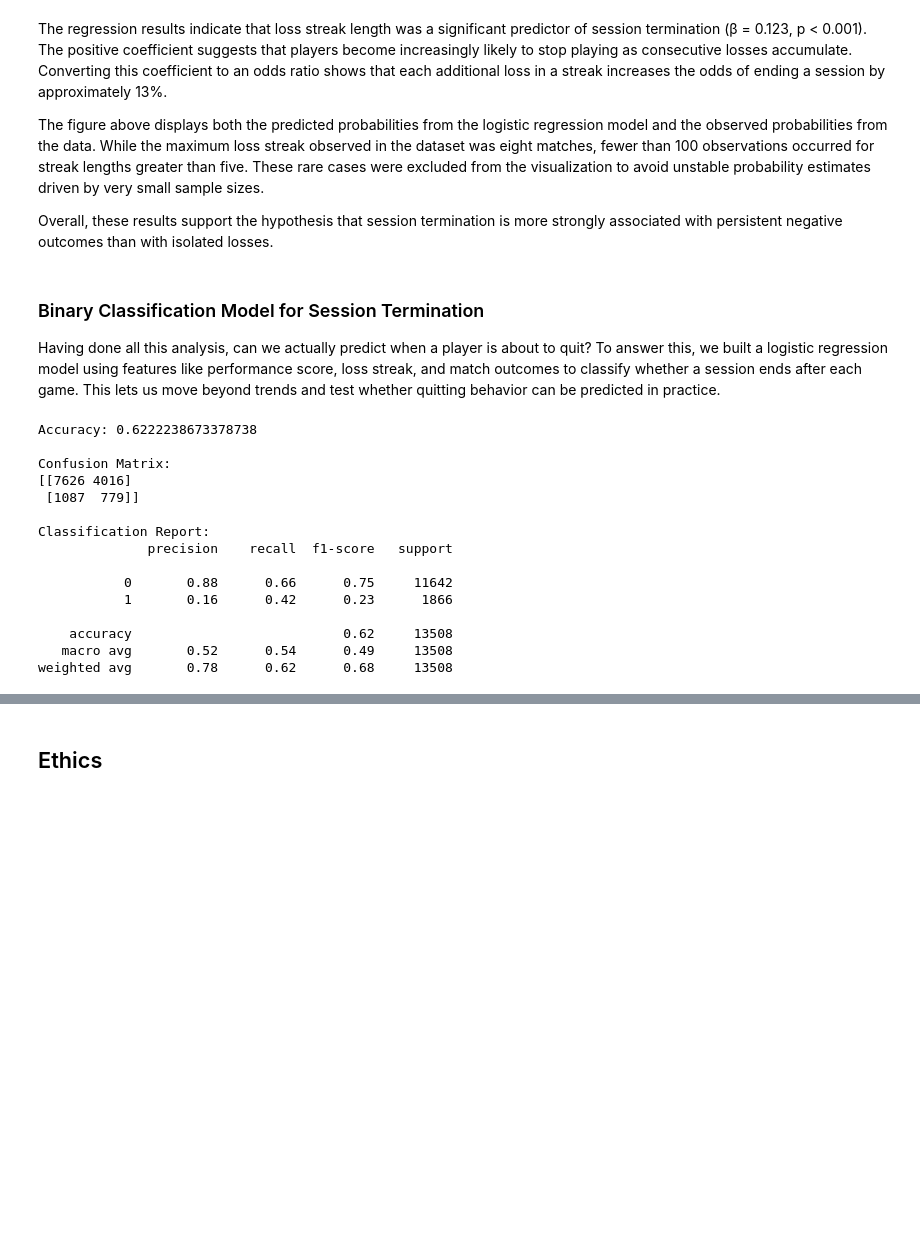
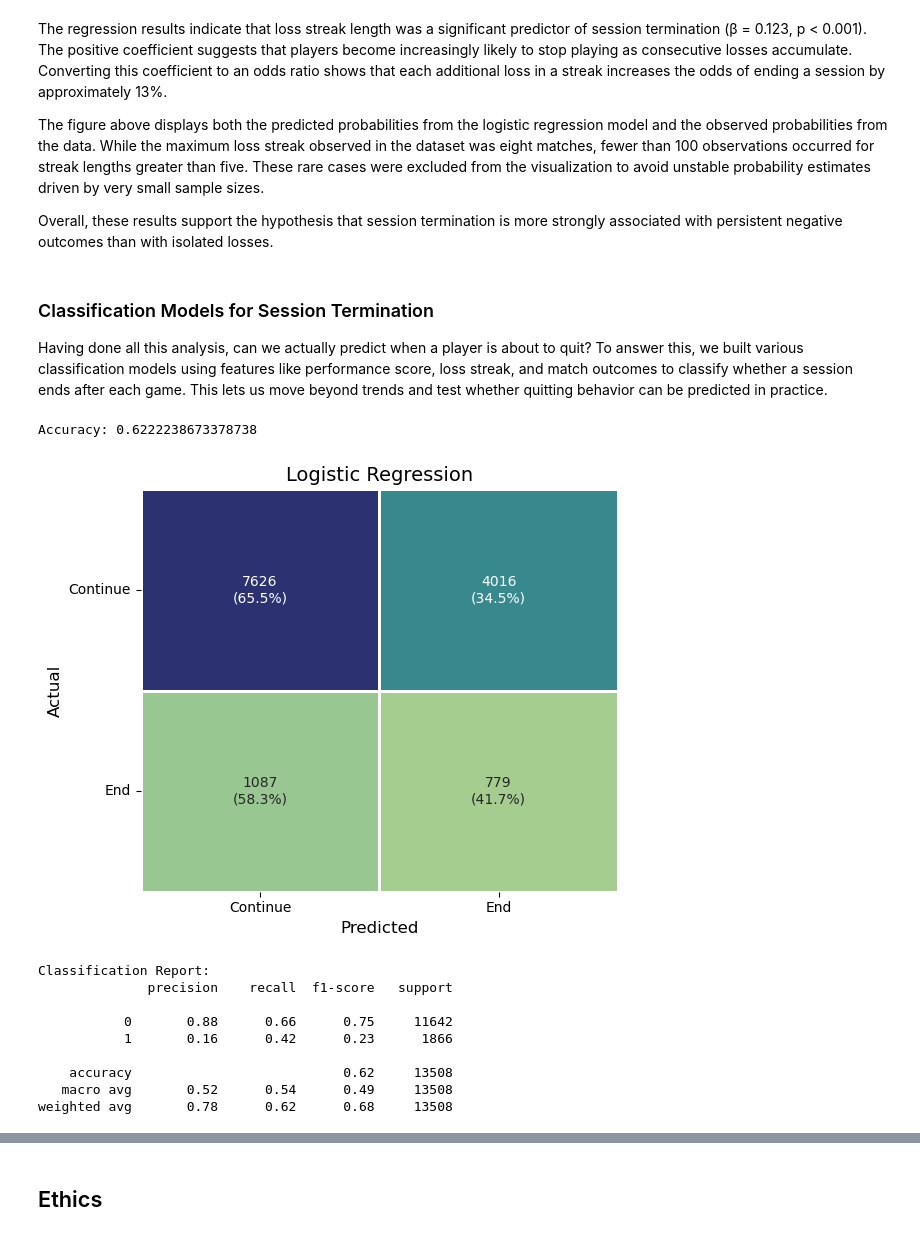
Before and after one commit to COGS108/Group126_WI26, a Jupyter notebook: 03-FinalProject.ipynb, the cells around one changed output, grey strips where cells are left out. Saved outputs shown, nothing was run; the diff lists cells and outputs as text; code cells hidden in the pictures; blank space fills up the shorter version.

Commit message:
added function for plotting confusion matrix; wrote abstract and discussion/conclusion.

```diff
--- a/03-FinalProject.ipynb
+++ b/03-FinalProject.ipynb
@@ -515,9 +521,9 @@ The figure above displays both the predicted probabilities from the logistic reg
 
 Overall, these results support the hypothesis that session termination is more strongly associated with persistent negative outcomes than with isolated losses.
 # %% [markdown]
-### Binary Classification Model for Session Termination
+### Classification Models for Session Termination
 
-Having done all this analysis, can we actually predict when a player is about to quit? To answer this, we built a logistic regression model using features like performance score, loss streak, and match outcomes to classify whether a session ends after each game. This lets us move beyond trends and test whether quitting behavior can be predicted in practice.
+Having done all this analysis, can we actually predict when a player is about to quit? To answer this, we built various classification models using features like performance score, loss streak, and match outcomes to classify whether a session ends after each game. This lets us move beyond trends and test whether quitting behavior can be predicted in practice.
 # %%
 from sklearn.pipeline import Pipeline
 from sklearn.preprocessing import StandardScaler, OneHotEncoder
@@ -551,50 +557,79 @@ y_train = train_df['end_session']
 
 X_test = test_df[feature_cols]
 y_test = test_df['end_session']
+# %%
+#function for plotting confusion matrix
+def plot_confusion_matrix(y_true, y_pred, title="Confusion Matrix"):
+    cm = confusion_matrix(y_true, y_pred)
+
+    # Convert to percentages
+    cm_percent = cm / cm.sum(axis=1, keepdims=True)
+
+    # Create labels with count + %
+    labels = np.array([
+        [f"{cm[i,j]}\n({cm_percent[i,j]*100:.1f}%)" for j in range(cm.shape[1])]
+        for i in range(cm.shape[0])
+    ])
+
+    plt.figure(figsize=(6,5))
+
+    sns.heatmap(
+        cm,
+        annot=labels,
+        fmt="",
+        cmap="crest",   # nicer than default blue
+        cbar=False,
+        linewidths=1
+    )
+
+    plt.xlabel("Predicted", fontsize=12)
+    plt.ylabel("Actual", fontsize=12)
+    plt.title(title, fontsize=14)
+
+    plt.xticks([0.5, 1.5], ["Continue", "End"])
+    plt.yticks([0.5, 1.5], ["Continue", "End"], rotation=0)
+
+    plt.tight_layout()
+    plt.show()
 # %%
 #logistic regression
 preprocessor = ColumnTransformer(
     transformers=[
         ('num', StandardScaler(), numerical_features),
         ('cat', OneHotEncoder(handle_unknown='ignore'), categorical_features)
     ]
 )
 
 pipe = Pipeline([
     ('preprocessor', preprocessor),
     ('clf', LogisticRegression(max_iter=1000, class_weight=None))
 ])
 
 param_grid = {
     'clf__C': [0.1, 1, 10],
     'clf__class_weight': ['balanced', {0: 1, 1: 2}, {0: 1, 1: 6}]
 }
 
 grid = GridSearchCV(pipe, param_grid, cv=5, scoring='f1_macro')
 grid.fit(X_train, y_train)
 
 best_model = grid.best_estimator_
 
 y_pred = best_model.predict(X_test)
 
 print("Accuracy:", accuracy_score(y_test, y_pred))
-print("\nConfusion Matrix:")
-print(confusion_matrix(y_test, y_pred))
+plot_confusion_matrix(y_test, y_pred, title="Logistic Regression")
 print("\nClassification Report:")
 print(classification_report(y_test, y_pred))
 # %% [output]
 Accuracy: 0.6222238673378738
-
-Confusion Matrix:
-[[7626 4016]
- [1087  779]]
-
-Classification Report:
-              precision    recall  f1-score   support
-
-           0       0.88      0.66      0.75     11642
-           1       0.16      0.42      0.23      1866
-
-    accuracy                           0.62     13508
-   macro avg       0.52      0.54      0.49     13508
-weighted avg       0.78      0.62      0.68     13508
+[figure, added]
+Classification Report:
+              precision    recall  f1-score   support
+
+           0       0.88      0.66      0.75     11642
+           1       0.16      0.42      0.23      1866
+
+    accuracy                           0.62     13508
+   macro avg       0.52      0.54      0.49     13508
+weighted avg       0.78      0.62      0.68     13508
```
Also changed, not shown: parts of 13 cells of this notebook, 1 other file.
